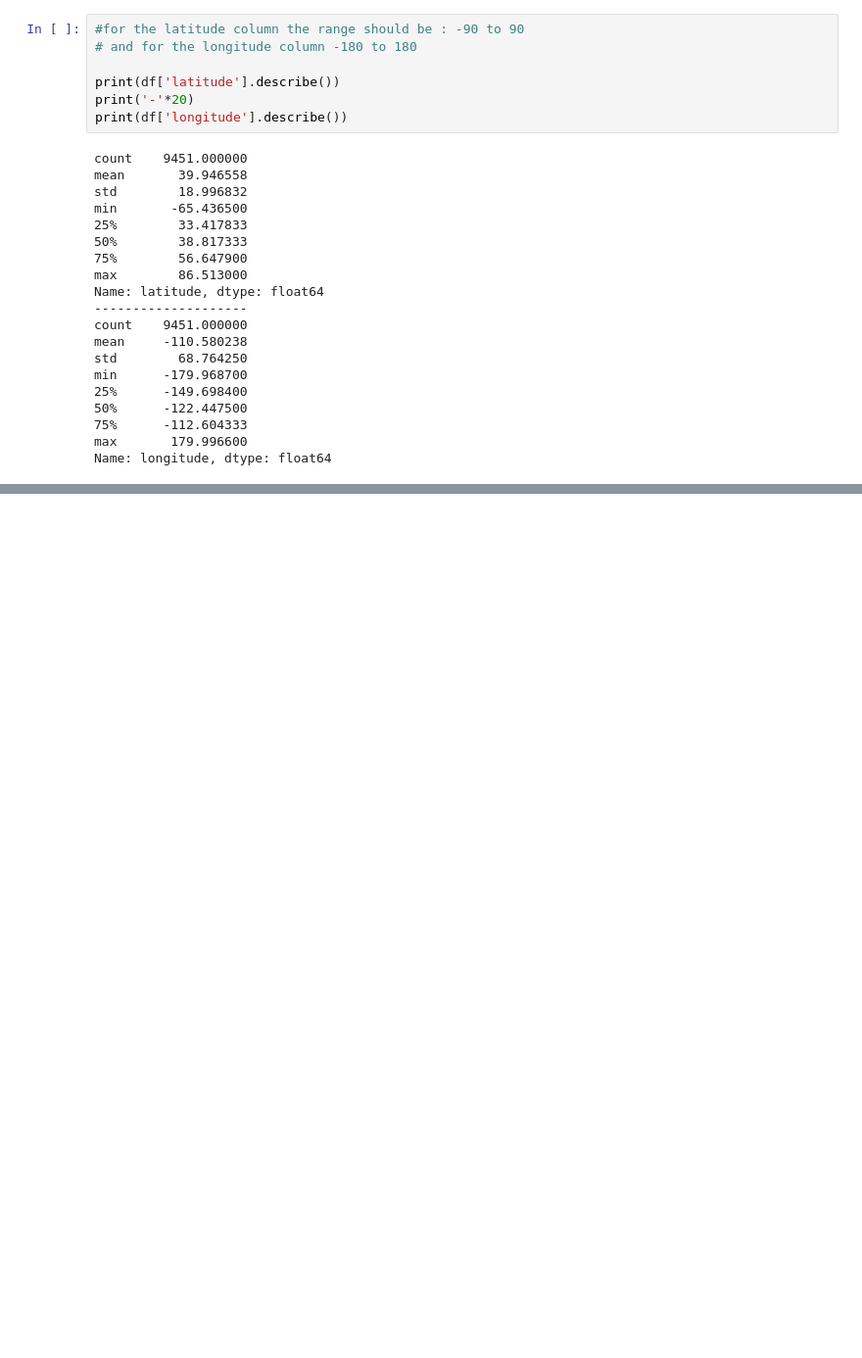
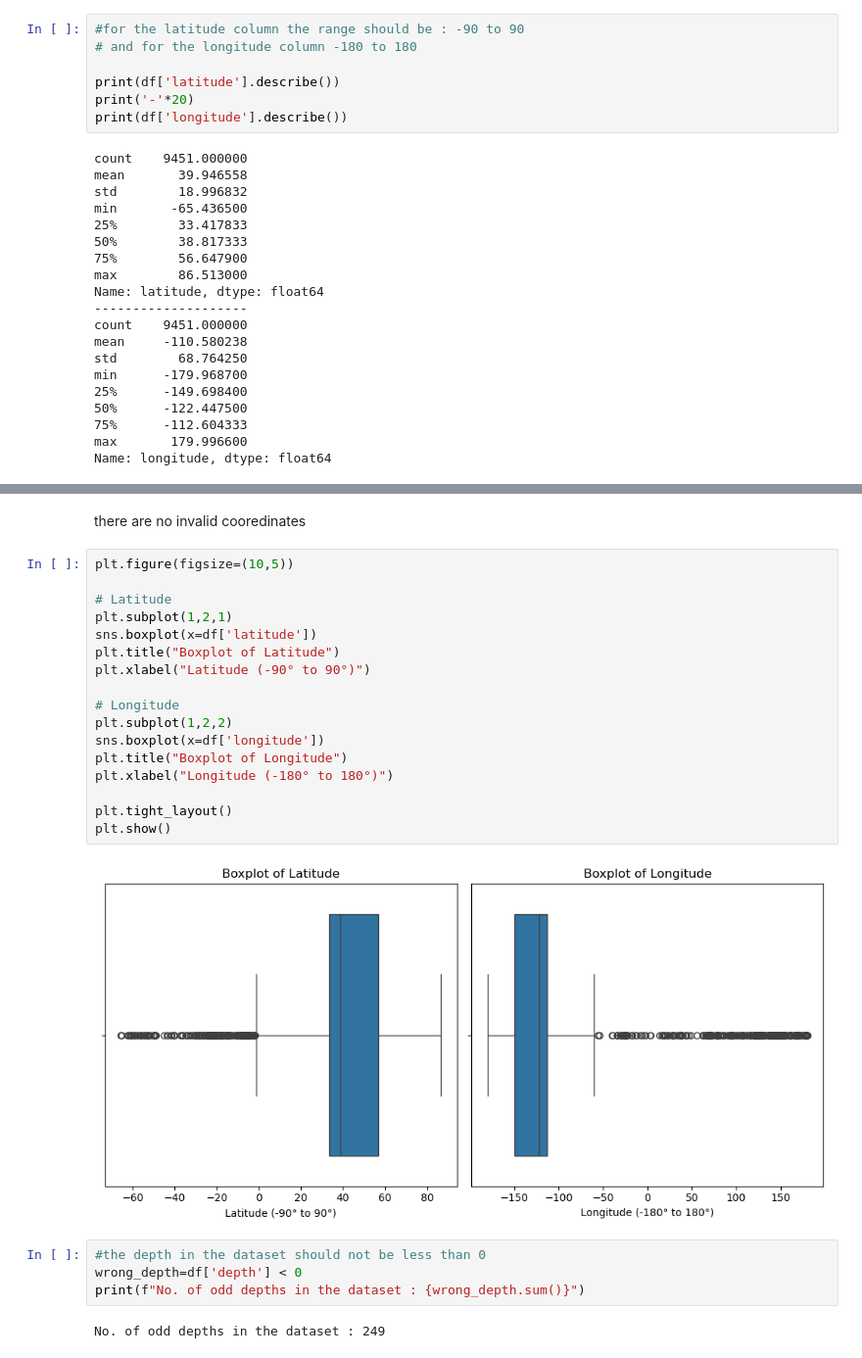
Before and after one commit to Sahil-Dev404/DBSCAN-Uni-Project, a Jupyter notebook: Exp_data_Analysis.ipynb, the cells around one changed output, grey strips where cells are left out. Shown at 98% size. Drawn from its saved outputs; the diff is of its cells as text; blank space fills up the shorter version.

```diff
--- a/Exp_data_Analysis.ipynb
+++ b/Exp_data_Analysis.ipynb
@@ -319,0 +333,27 @@ Name: longitude, dtype: float64
+# %% [markdown]
+there are no invalid cooredinates
+# %%
+plt.figure(figsize=(10,5))
+
+# Latitude
+plt.subplot(1,2,1)
+sns.boxplot(x=df['latitude'])
+plt.title("Boxplot of Latitude")
+plt.xlabel("Latitude (-90° to 90°)")
+
+# Longitude
+plt.subplot(1,2,2)
+sns.boxplot(x=df['longitude'])
+plt.title("Boxplot of Longitude")
+plt.xlabel("Longitude (-180° to 180°)")
+
+plt.tight_layout()
+plt.show()
+# %% [output]
+[figure, added]
+# %%
+#the depth in the dataset should not be less than 0
+wrong_depth=df['depth'] < 0
+print(f"No. of odd depths in the dataset : {wrong_depth.sum()}")
+# %% [output]
+No. of odd depths in the dataset : 249
```
Also changed, not shown: parts of 7 cells of this notebook.
